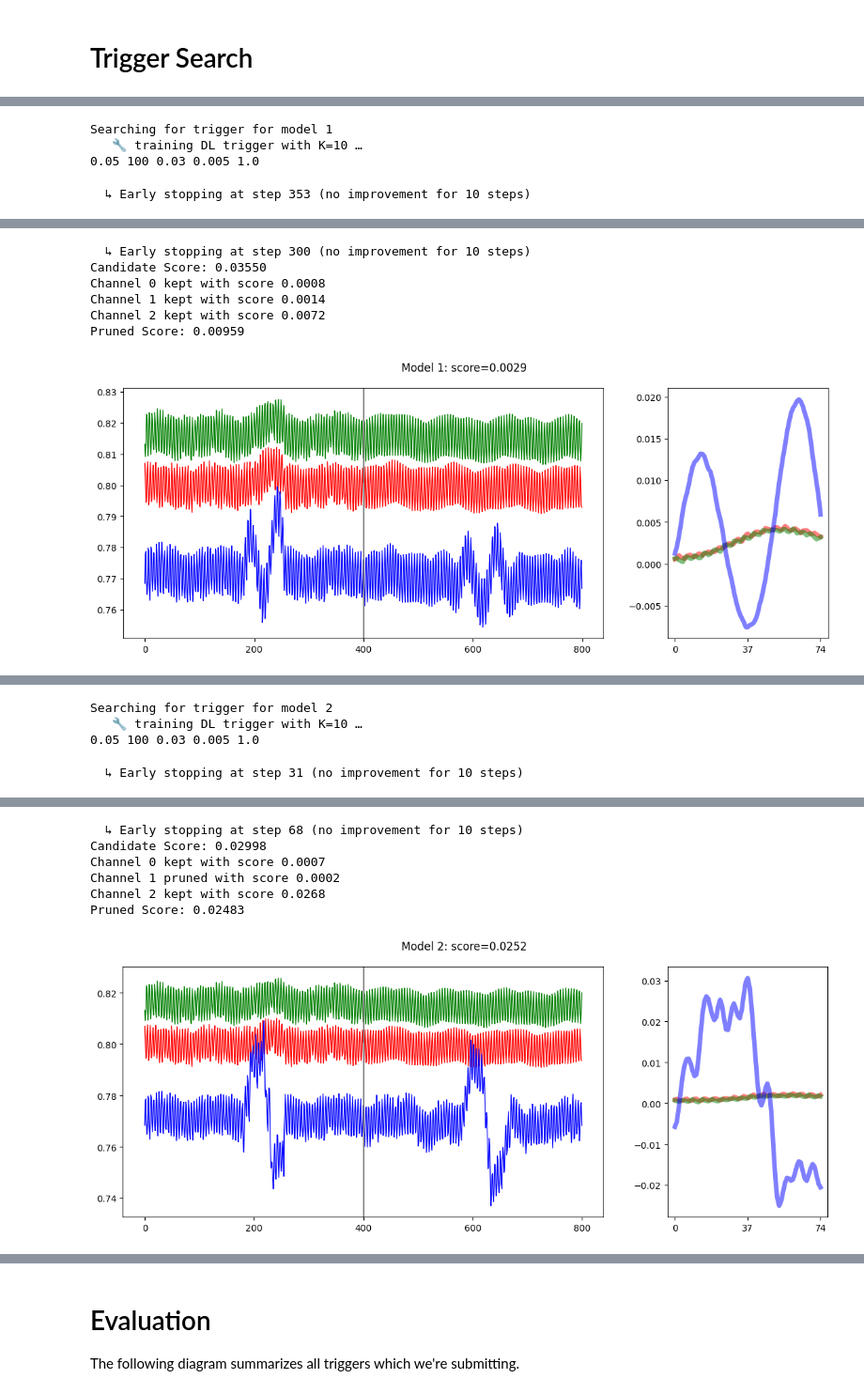
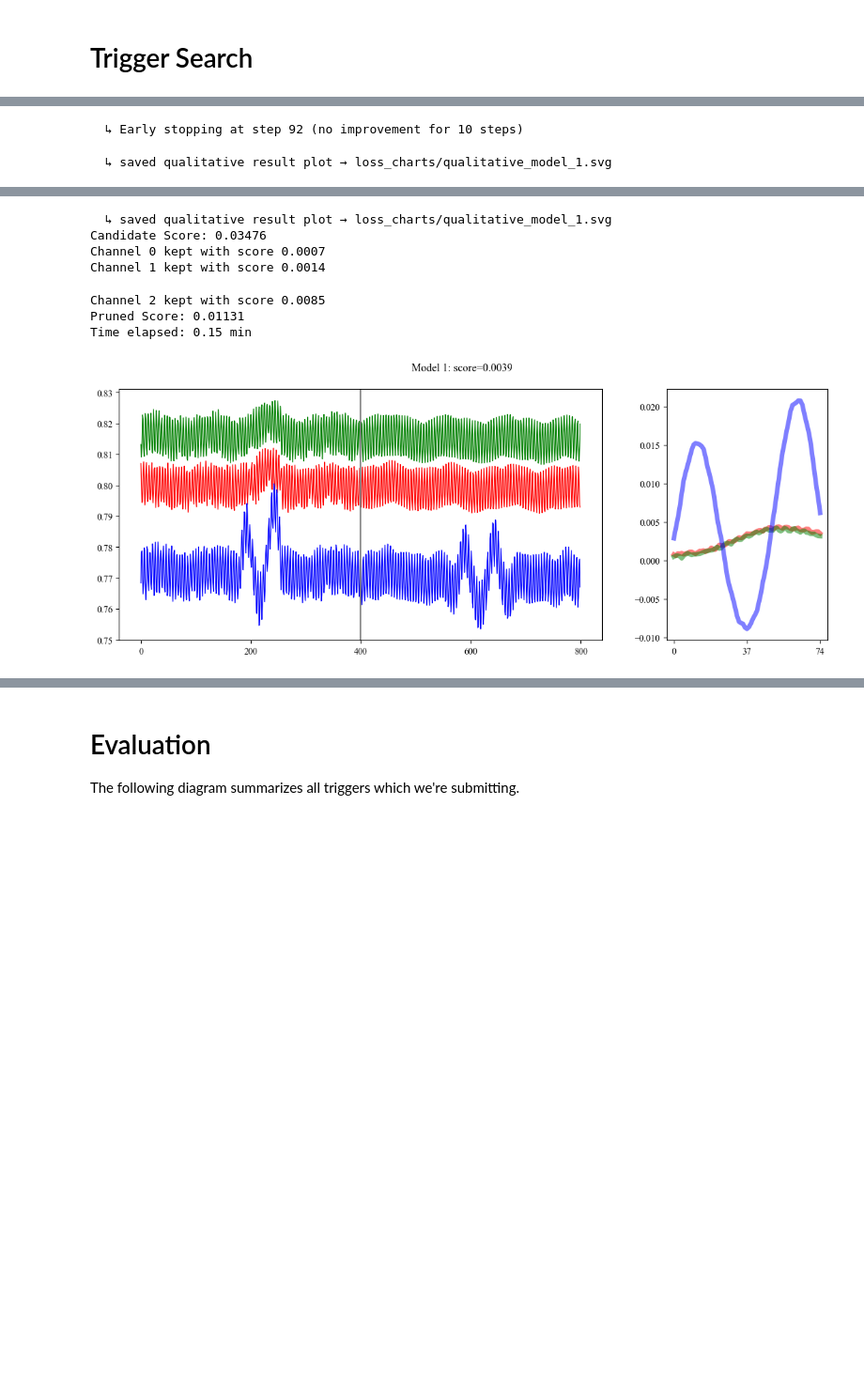
Before and after one commit to atillasaadat/esa-ts-trojan-horse-hunt, a Jupyter notebook: thh-greedy-goose-p.ipynb, the cells around one changed output, grey strips where cells are left out. Shown: that part at 94% size. Drawn from its saved outputs; the diff is of its cells as text; code cells hidden in the pictures; blank space fills up the shorter version.

Commit message:
Add plots

```diff
--- a/thh-greedy-goose-p.ipynb
+++ b/thh-greedy-goose-p.ipynb
@@ -31,6 +31,16 @@ import matplotlib.pyplot as plt
 import torch, torch.nn as nn, math
 from tqdm.auto import tqdm   # add this import once, near the other imports
 
+plt.rcParams.update({
+    "text.usetex": True,
+    "font.family": "serif",
+    "font.serif": ["Computer Modern Roman"],
+    "axes.labelsize": 12,
+    "font.size": 12,
+    "legend.fontsize": 10,
+    "xtick.labelsize": 10,
+    "ytick.labelsize": 10,
+})
 
 import time
 
@@ -538,6 +634,8 @@ def prune_trigger_channels(trigger, score_fn, verbose=True, threshold=0):
 # %% [markdown]
 # Trigger Search
 # %%
+%matplotlib inline
+
 # ------------------------------------------------------------
 # 1) (optional) install the tiny Lookahead wrapper once
 # ------------------------------------------------------------
@@ -569,7 +667,7 @@ if USE_FOURIER:
 else:
     SEARCH_K      = 75                     # original pixel mask length
 
-
+models_list = [1]  # convert to list if not already
 for model_id in models_list:
     start = time.time()
     model = poisoned_model[model_id]
@@ -722,4 +817,2 @@ hint: See PEP 668 for the detailed specification.
-Searching for trigger for model 1
-   🔧 training DL trigger with K=10 …
-0.05 100 0.03 0.005 1.0
+  ↳ Early stopping at step 92 (no improvement for 10 steps)
-  ↳ Early stopping at step 353 (no improvement for 10 steps)
+  ↳ saved qualitative result plot → loss_charts/qualitative_model_1.svg
@@ -727,7 +820,8 @@ Searching for trigger for model 1
-  ↳ Early stopping at step 300 (no improvement for 10 steps)
-Candidate Score: 0.03550
-Channel 0 kept with score 0.0008
+  ↳ saved qualitative result plot → loss_charts/qualitative_model_1.svg
+Candidate Score: 0.03476
+Channel 0 kept with score 0.0007
 Channel 1 kept with score 0.0014
-Channel 2 kept with score 0.0072
-Pruned Score: 0.00959
+Channel 2 kept with score 0.0085
+Pruned Score: 0.01131
+Time elapsed: 0.15 min
-[figure, old version]
+[figure, new version]
@@ -735,4 +827,0 @@ Time elapsed: 0.20 min
-Searching for trigger for model 2
-   🔧 training DL trigger with K=10 …
-0.05 100 0.03 0.005 1.0
-  ↳ Early stopping at step 31 (no improvement for 10 steps)
@@ -740,7 +827,0 @@ Searching for trigger for model 2
-  ↳ Early stopping at step 68 (no improvement for 10 steps)
-Candidate Score: 0.02998
-Channel 0 kept with score 0.0007
-Channel 1 pruned with score 0.0002
-Channel 2 kept with score 0.0268
-Pruned Score: 0.02483
-[figure, removed]
```
Also changed, not shown: parts of 8 cells of this notebook.
